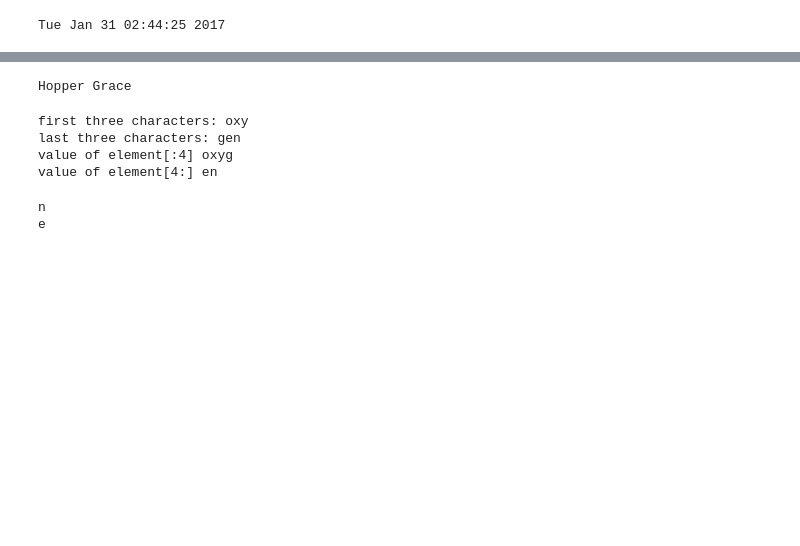
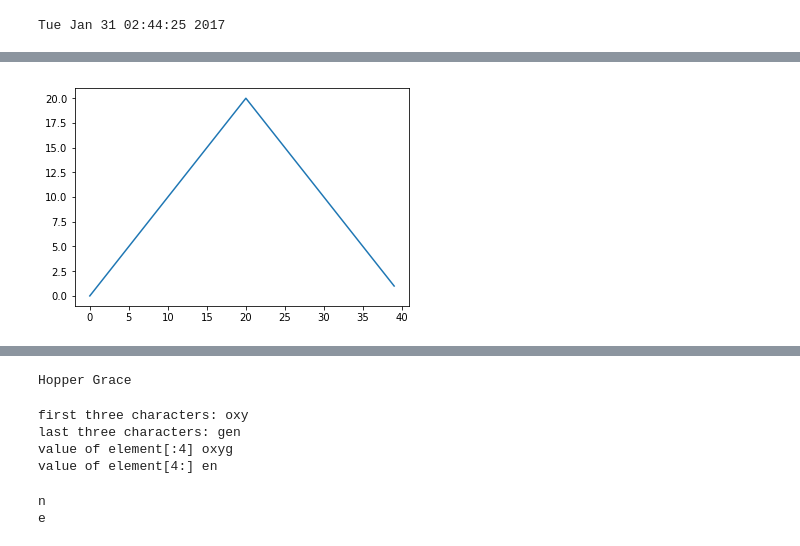
Before and after one commit to hspeck/homework, a Jupyter notebook: week-3-hw-eeb177.ipynb, the cells around one changed output, grey strips where cells are left out. Cells and saved outputs as stored; diff of their text form; code cells hidden in the pictures; blank space fills up the shorter version.

```diff
--- a/week-3-hw-eeb177.ipynb
+++ b/week-3-hw-eeb177.ipynb
@@ -88,0 +200,5 @@ ImportError: No module named 'matplotlib'
+# %%
+max_plot=matplotlib.pyplot.plot(numpy.max(data, axis=0))
+matplotlib.pyplot.show()
+# %% [output]
+[figure, added]
```
Also changed, not shown: parts of 35 cells of this notebook.
